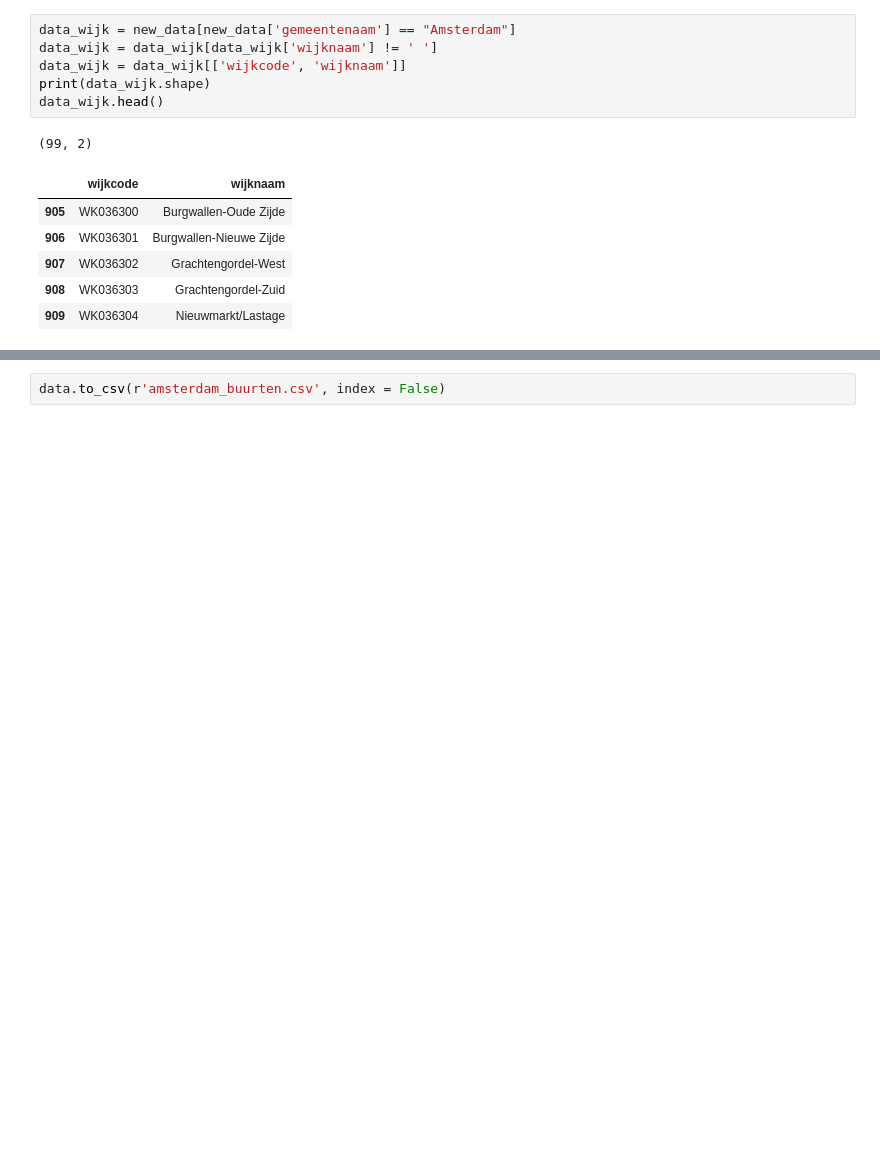
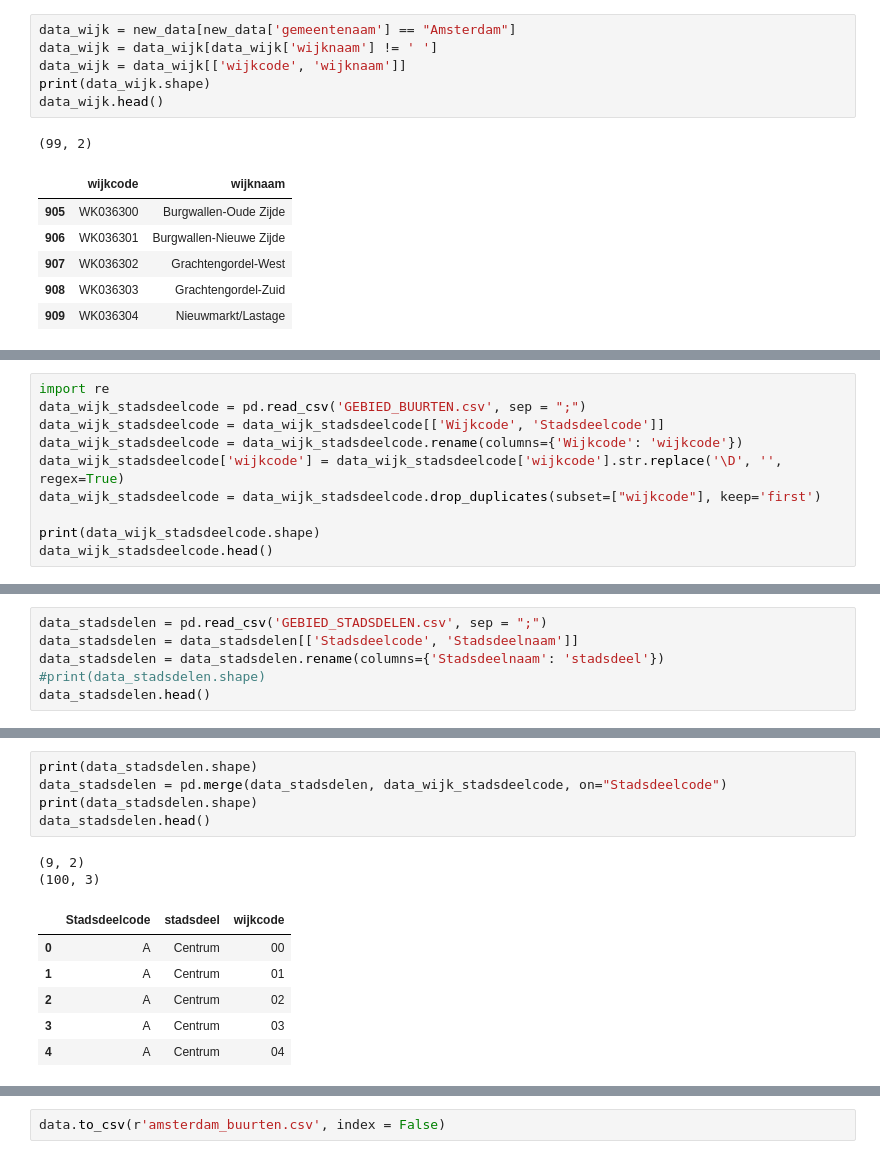
Before and after one commit to datascientist211/data_analytics, a Jupyter notebook: Nederland/Amsterdam/collecting_dataset.ipynb, the cells around one changed output, grey strips where cells are left out. Cells and saved outputs as stored; diff of their text form; blank space fills up the shorter version.

```diff
--- a/Nederland/Amsterdam/collecting_dataset.ipynb
+++ b/Nederland/Amsterdam/collecting_dataset.ipynb
@@ -122,0 +132,10 @@ print(data.shape)
+# %%
+import re
+data_wijk_stadsdeelcode = pd.read_csv('GEBIED_BUURTEN.csv', sep = ";")
+data_wijk_stadsdeelcode = data_wijk_stadsdeelcode[['Wijkcode', 'Stadsdeelcode']]
+data_wijk_stadsdeelcode = data_wijk_stadsdeelcode.rename(columns={'Wijkcode': 'wijkcode'})
+data_wijk_stadsdeelcode['wijkcode'] = data_wijk_stadsdeelcode['wijkcode'].str.replace('\D', '', regex=True)
+data_wijk_stadsdeelcode = data_wijk_stadsdeelcode.drop_duplicates(subset=["wijkcode"], keep='first')
+
+print(data_wijk_stadsdeelcode.shape)
+data_wijk_stadsdeelcode.head()
@@ -122,0 +150,6 @@ print(data.shape)
+# %%
+data_stadsdelen = pd.read_csv('GEBIED_STADSDELEN.csv', sep = ";")
+data_stadsdelen = data_stadsdelen[['Stadsdeelcode', 'Stadsdeelnaam']]
+data_stadsdelen = data_stadsdelen.rename(columns={'Stadsdeelnaam': 'stadsdeel'})
+#print(data_stadsdelen.shape)
+data_stadsdelen.head()
@@ -122,0 +163,14 @@ print(data.shape)
+# %%
+print(data_stadsdelen.shape)
+data_stadsdelen = pd.merge(data_stadsdelen, data_wijk_stadsdeelcode, on="Stadsdeelcode")
+print(data_stadsdelen.shape)
+data_stadsdelen.head()
+# %% [output]
+(9, 2)
+(100, 3)
+|  | Stadsdeelcode | stadsdeel | wijkcode |
+| 0 | A | Centrum | 00 |
+| 1 | A | Centrum | 01 |
+| 2 | A | Centrum | 02 |
+| 3 | A | Centrum | 03 |
+| 4 | A | Centrum | 04 |
```
Also changed, not shown: parts of 10 cells of this notebook, 14 other files.
